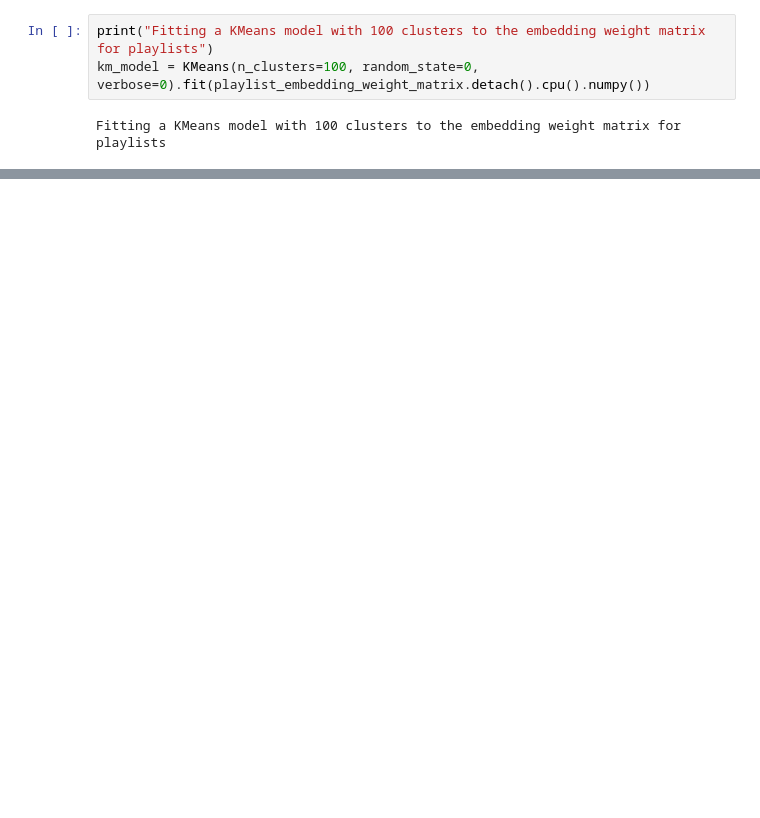
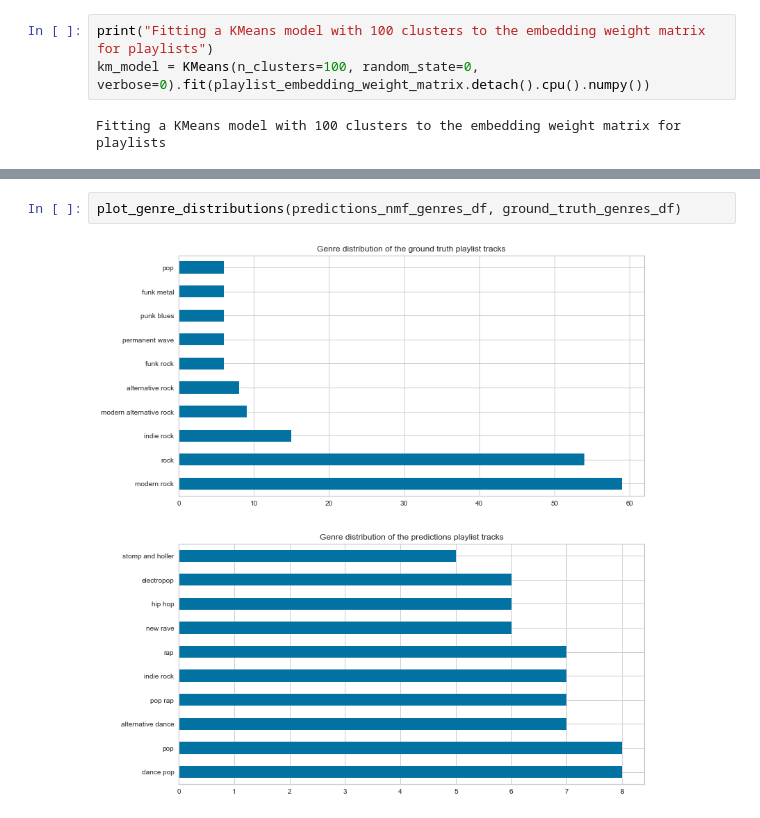
Before and after one commit to icarus08/ml-spotify-recommendations, a Jupyter notebook: knn_ncf_torch.ipynb, the cells around one changed output, grey strips where cells are left out. Cells and saved outputs as stored; diff of their text form; blank space fills up the shorter version.

```diff
--- a/knn_ncf_torch.ipynb
+++ b/knn_ncf_torch.ipynb
@@ -526,2 +558,6 @@ dtype: float64
+# %%
+plot_genre_distributions(predictions_nmf_genres_df, ground_truth_genres_df)
+# %% [output]
+[figure, added]
 # %%
 test_playlist_tracks_incomplete_df.query('pid == @playlist_for_test')[['tid','pos']].merge(tracks_features_df[['tid','artist_name','track_name']], on='tid')
```
Also changed, not shown: parts of 21 cells of this notebook.
